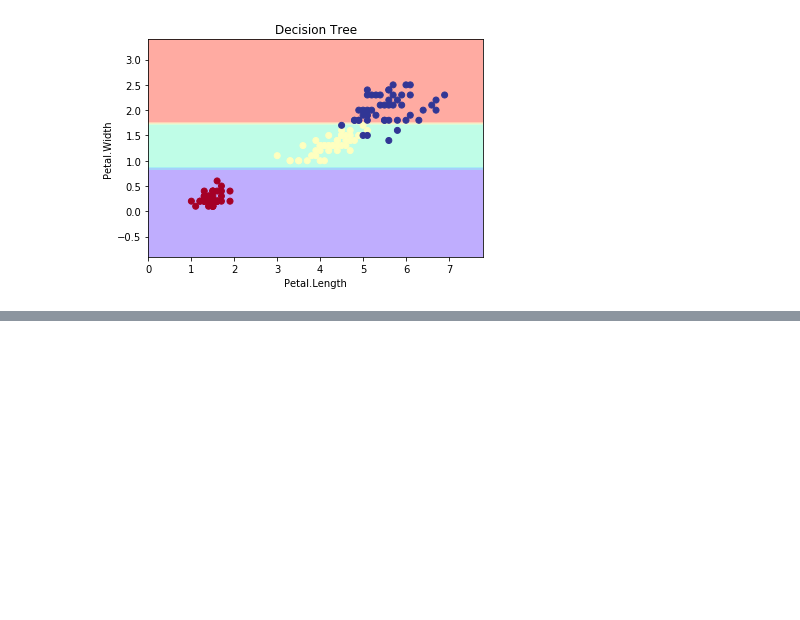
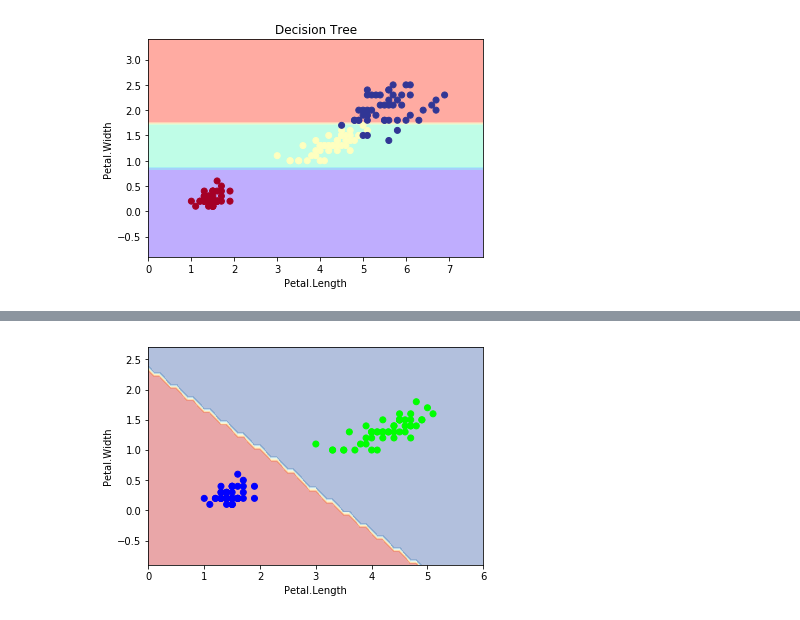
Before and after one commit to ywchiu/cathaybkpython, a Jupyter notebook: Demo20181218.ipynb, the cells around one changed output, grey strips where cells are left out. Cells and saved outputs as stored; diff of their text form; code cells hidden in the pictures; blank space fills up the shorter version.

```diff
--- a/Demo20181218.ipynb
+++ b/Demo20181218.ipynb
@@ -132,0 +233,4 @@ plt.show()
+# %%
+plot_estimator(clf2, X, y)
+# %% [output]
+[figure, added]
```
Also changed, not shown: parts of 26 cells of this notebook.
